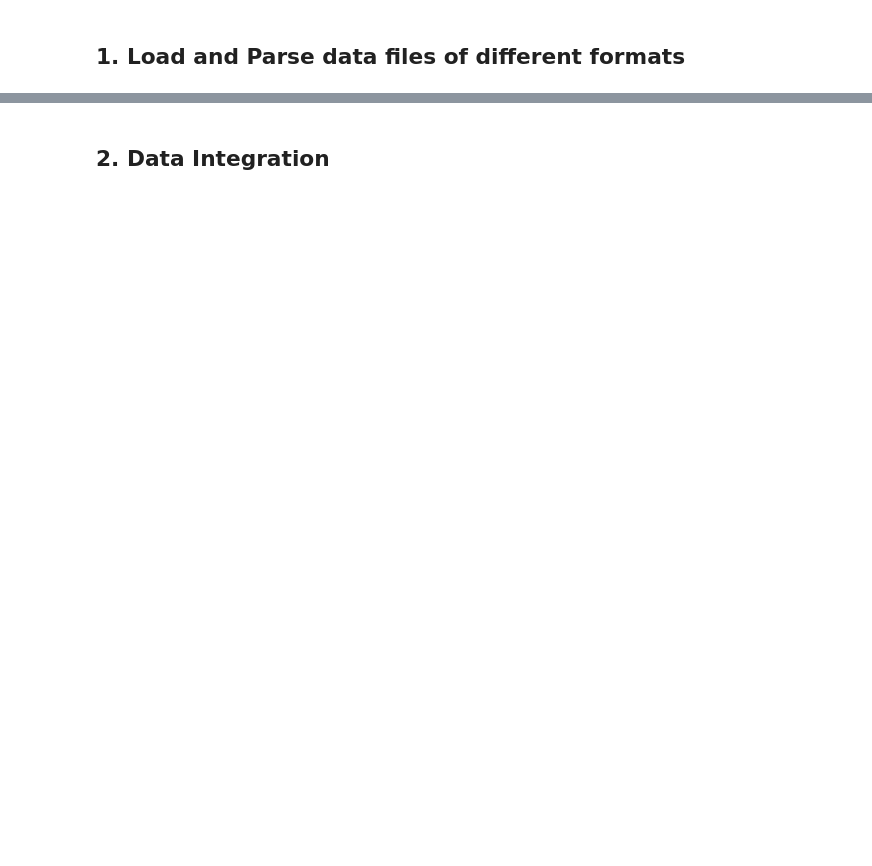
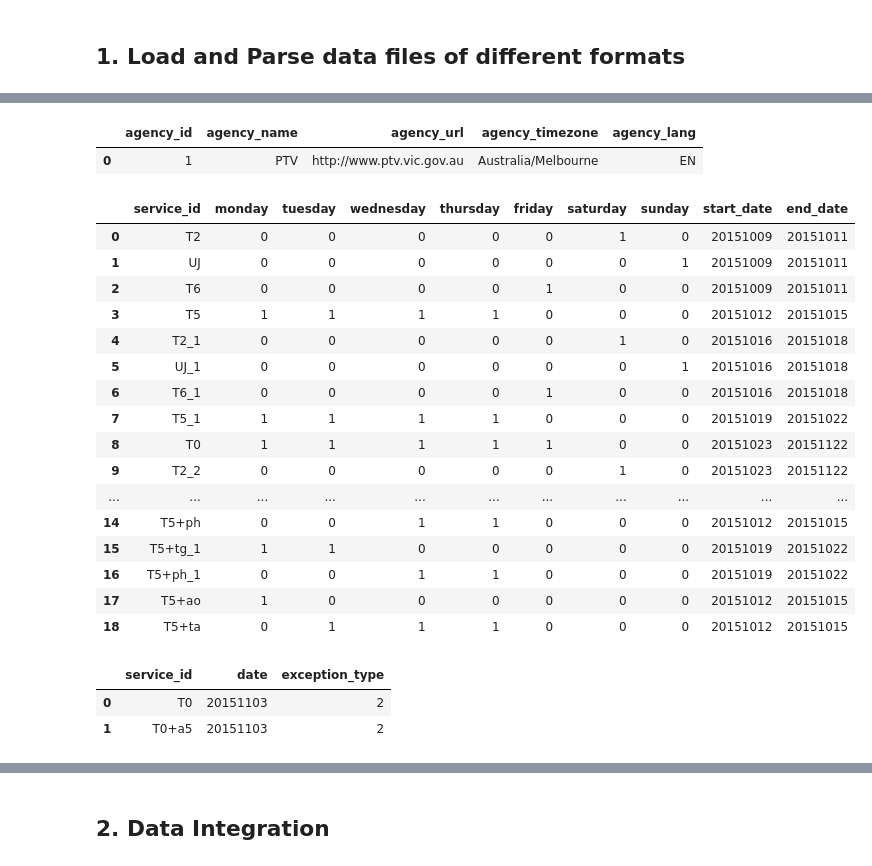
Before and after one commit to DanielTranDS/VictoriaHousing-DataIntegration-DataReshaping, a Jupyter notebook: DataIntegration_DataReshaping_Codes.ipynb, the cells around one changed output, grey strips where cells are left out. Drawn from its saved outputs; the diff is of its cells as text; code cells hidden in the pictures; blank space fills up the shorter version.

```diff
--- a/DataIntegration_DataReshaping_Codes.ipynb
+++ b/DataIntegration_DataReshaping_Codes.ipynb
@@ -10,0 +441,37 @@
+# %%
+#Load agency text file
+agency=pd.read_csv('GTFS_MelbourneTrainInformation/agency.txt',sep=',')
+agency
+# %% [output]
+|  | agency_id | agency_name | agency_url | agency_timezone | agency_lang |
+| 0 | 1 | PTV | http://www.ptv.vic.gov.au | Australia/Melbourne | EN |
+# %%
+#Load calendar text file
+calendar=pd.read_csv('GTFS_MelbourneTrainInformation/calendar.txt',sep=',')
+calendar
+# %% [output]
+|  | service_id | monday | tuesday | wednesday | thursday | friday | saturday | sunday | start_date | end_date |
+| 0 | T2 | 0 | 0 | 0 | 0 | 0 | 1 | 0 | 20151009 | 20151011 |
+| 1 | UJ | 0 | 0 | 0 | 0 | 0 | 0 | 1 | 20151009 | 20151011 |
+| 2 | T6 | 0 | 0 | 0 | 0 | 1 | 0 | 0 | 20151009 | 20151011 |
+| 3 | T5 | 1 | 1 | 1 | 1 | 0 | 0 | 0 | 20151012 | 20151015 |
+| 4 | T2_1 | 0 | 0 | 0 | 0 | 0 | 1 | 0 | 20151016 | 20151018 |
+| 5 | UJ_1 | 0 | 0 | 0 | 0 | 0 | 0 | 1 | 20151016 | 20151018 |
+| 6 | T6_1 | 0 | 0 | 0 | 0 | 1 | 0 | 0 | 20151016 | 20151018 |
+| 7 | T5_1 | 1 | 1 | 1 | 1 | 0 | 0 | 0 | 20151019 | 20151022 |
+| 8 | T0 | 1 | 1 | 1 | 1 | 1 | 0 | 0 | 20151023 | 20151122 |
+| 9 | T2_2 | 0 | 0 | 0 | 0 | 0 | 1 | 0 | 20151023 | 20151122 |
+| ... | ... | ... | ... | ... | ... | ... | ... | ... | ... | ... |
+| 14 | T5+ph | 0 | 0 | 1 | 1 | 0 | 0 | 0 | 20151012 | 20151015 |
+| 15 | T5+tg_1 | 1 | 1 | 0 | 0 | 0 | 0 | 0 | 20151019 | 20151022 |
+| 16 | T5+ph_1 | 0 | 0 | 1 | 1 | 0 | 0 | 0 | 20151019 | 20151022 |
+| 17 | T5+ao | 1 | 0 | 0 | 0 | 0 | 0 | 0 | 20151012 | 20151015 |
+| 18 | T5+ta | 0 | 1 | 1 | 1 | 0 | 0 | 0 | 20151012 | 20151015 |
+# %%
+#Load calendar text file
+calendar_dates=pd.read_csv('GTFS_MelbourneTrainInformation/calendar_dates.txt',sep=',')
+calendar_dates
+# %% [output]
+|  | service_id | date | exception_type |
+| 0 | T0 | 20151103 | 2 |
+| 1 | T0+a5 | 20151103 | 2 |
```
Also changed, not shown: parts of 51 cells of this notebook.
